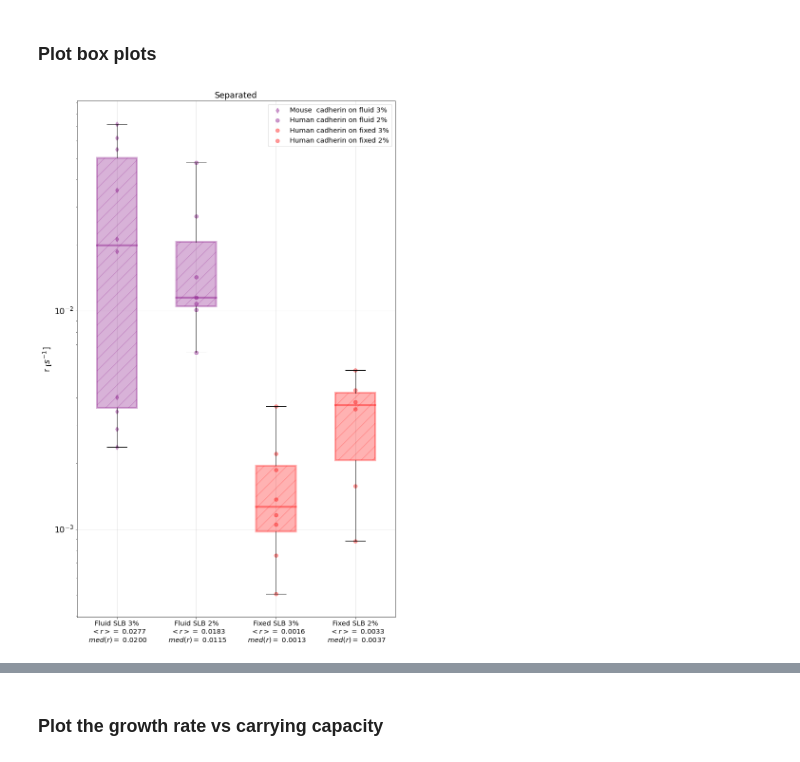
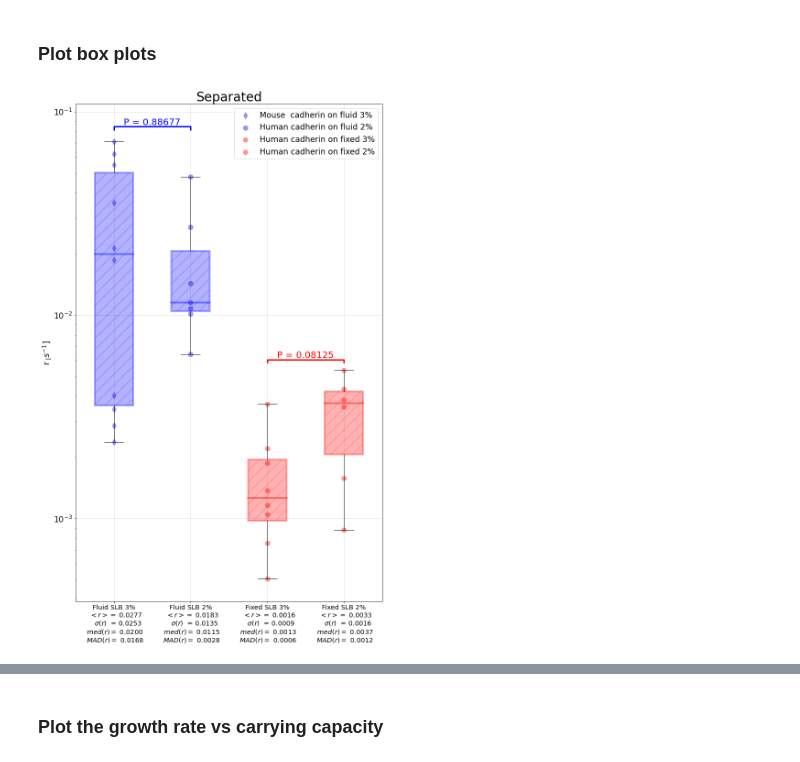
Before and after one commit to ahmed344/growth-curves, a Jupyter notebook: curves_separated.ipynb, the cells around one changed output, grey strips where cells are left out. Drawn from its saved outputs; the diff is of its cells as text; code cells hidden in the pictures.

Commit message:
add statistical annotation on the figure

```diff
--- a/curves_separated.ipynb
+++ b/curves_separated.ipynb
@@ -3,6 +3,12 @@ import numpy as np
 import pandas as pd
 import matplotlib.pyplot as plt
 from scipy.optimize import curve_fit
+from scipy.stats import mannwhitneyu, median_abs_deviation
+
+# statistical annotation
+def p_annotation(p, x1, x2, y, h=0.005, color='k',linewidth=3, font=20):
+    plt.plot([x1, x1, x2, x2], [y, y+h, y+h, y], lw=linewidth, c=color)
+    plt.text((x1+x2)*.5, y+h, f'P = {p:.5f}', ha='center', va='bottom', color=color, fontsize=font)
 # %% [markdown]
 ### Define the fitting models
 # %%
@@ -243,66 +305,53 @@ plt.show()
 # %% [markdown]
 ### Plot box plots
 # %%
-# Extract the logistic parameters excluding the DPPC curve
-r_sopc2 = np.array([parameter[1] for parameter in parameters_logistic_sopc2])
-k_sopc2 = np.array([parameter[2] for parameter in parameters_logistic_sopc2])
-a_sopc2 = np.array([parameter[0] for parameter in parameters_logistic_sopc2])
-
-r_sopc3 = np.array([parameter[1] for parameter in parameters_logistic_sopc3])
-k_sopc3 = np.array([parameter[2] for parameter in parameters_logistic_sopc3])
-a_sopc3 = np.array([parameter[0] for parameter in parameters_logistic_sopc3])
-
-r_dppc2 = np.array([parameter[1] for parameter in parameters_logistic_dppc2])
-k_dppc2 = np.array([parameter[2] for parameter in parameters_logistic_dppc2])
-a_dppc2 = np.array([parameter[0] for parameter in parameters_logistic_dppc2])
-
-r_dppc3 = np.array([parameter[1] for parameter in parameters_logistic_dppc3])
-k_dppc3 = np.array([parameter[2] for parameter in parameters_logistic_dppc3])
-a_dppc3 = np.array([parameter[0] for parameter in parameters_logistic_dppc3])
-
 plt.figure(figsize=(12,20))     # 16.54,20
 
 # Define the boxes
 bp = plt.boxplot([r_sopc3, r_sopc2, r_dppc3, r_dppc2],
-                labels = [f'Fluid SLB 3%\n  $<r>=$ {r_sopc3.mean():.4f}\n $med(r)=$ {np.median(r_sopc3):.4f}',
-                          f'Fluid SLB 2%\n  $<r>=$ {r_sopc2.mean():.4f}\n $med(r)=$ {np.median(r_sopc2):.4f}',
-                          f'Fixed SLB 3%\n  $<r>=$ {r_dppc3.mean():.4f}\n $med(r)=$ {np.median(r_dppc3):.4f}',
-                          f'Fixed SLB 2%\n  $<r>=$ {r_dppc2.mean():.4f}\n $med(r)=$ {np.median(r_dppc2):.4f}'],
+                labels = [f'Fluid SLB 3%\n  $<r>=$ {r_sopc3.mean():.4f}\n    $\sigma(r)$  = {r_sopc3.std():.4f} \n $med(r)=$ {np.median(r_sopc3):.4f}\n $MAD(r)=$ {median_abs_deviation(r_sopc3):.4f}',
+                          f'Fluid SLB 2%\n  $<r>=$ {r_sopc2.mean():.4f}\n    $\sigma(r)$  = {r_sopc2.std():.4f} \n $med(r)=$ {np.median(r_sopc2):.4f}\n $MAD(r)=$ {median_abs_deviation(r_sopc2):.4f}',
+                          f'Fixed SLB 3%\n  $<r>=$ {r_dppc3.mean():.4f}\n    $\sigma(r)$  = {r_dppc3.std():.4f} \n $med(r)=$ {np.median(r_dppc3):.4f}\n $MAD(r)=$ {median_abs_deviation(r_dppc3):.4f}',
+                          f'Fixed SLB 2%\n  $<r>=$ {r_dppc2.mean():.4f}\n    $\sigma(r)$  = {r_dppc2.std():.4f} \n $med(r)=$ {np.median(r_dppc2):.4f}\n $MAD(r)=$ {median_abs_deviation(r_dppc2):.4f}'],
                 whis = 3.5,
                 widths = 0.5,
                 patch_artist=True);
 
 # Customize the boxes
-bp['boxes'][0].set(color = 'purple', hatch = '/', linewidth=4, alpha = 0.3)
-bp['boxes'][1].set(color = 'purple', hatch = '/', linewidth=4, alpha = 0.3)
-bp['boxes'][2].set(color = 'red'   , hatch = '/', linewidth=4, alpha = 0.3)
-bp['boxes'][3].set(color = 'red'   , hatch = '/', linewidth=4, alpha = 0.3)
+bp['boxes'][0].set(color='blue', hatch='/', linewidth=4, alpha=0.3)
+bp['boxes'][1].set(color='blue', hatch='/', linewidth=4, alpha=0.3)
+bp['boxes'][2].set(color='red' , hatch='/', linewidth=4, alpha=0.3)
+bp['boxes'][3].set(color='red' , hatch='/', linewidth=4, alpha=0.3)
 
 # Customize the Median line
-bp['medians'][0].set(color = 'purple', linewidth=4, alpha = 0.4)
-bp['medians'][1].set(color = 'purple', linewidth=4, alpha = 0.4)
-bp['medians'][2].set(color = 'red'   , linewidth=4, alpha = 0.4)
-bp['medians'][3].set(color = 'red'   , linewidth=4, alpha = 0.4)
+bp['medians'][0].set(color='blue', linewidth=4, alpha=0.4)
+bp['medians'][1].set(color='blue', linewidth=4, alpha=0.4)
+bp['medians'][2].set(color='red' , linewidth=4, alpha=0.4)
+bp['medians'][3].set(color='red' , linewidth=4, alpha=0.4)
 
 
 # Plot the scattered points
-plt.scatter(x = [1] * len(r_sopc3), y = r_sopc3, color='purple', s = 60, alpha = 0.4, label= 'Mouse  cadherin on fluid 3%', marker='d')
-plt.scatter(x = [2] * len(r_sopc2), y = r_sopc2, color='purple', s = 60, alpha = 0.4, label= 'Human cadherin on fluid 2%')
-plt.scatter(x = [3] * len(r_dppc3), y = r_dppc3, color='red'   , s = 60, alpha = 0.4, label= 'Human cadherin on fixed 3%')
-plt.scatter(x = [4] * len(r_dppc2), y = r_dppc2, color='red'   , s = 60, alpha = 0.4, label= 'Human cadherin on fixed 2%')
+plt.scatter(x = [1] * len(r_sopc3), y = r_sopc3, color='blue', s=100, alpha=0.4, label='Mouse  cadherin on fluid 3%', marker='d')
+plt.scatter(x = [2] * len(r_sopc2), y = r_sopc2, color='blue', s=100, alpha=0.4, label='Human cadherin on fluid 2%')
+plt.scatter(x = [3] * len(r_dppc3), y = r_dppc3, color='red' , s=100, alpha=0.4, label='Human cadherin on fixed 3%')
+plt.scatter(x = [4] * len(r_dppc2), y = r_dppc2, color='red' , s=100, alpha=0.4, label='Human cadherin on fixed 2%')
+
+# statistical annotation
+p_annotation(p_sopc, 1, 2, r_sopc3.max() + 0.01, color='blue', h=0.003)
+p_annotation(p_dppc, 3, 4, r_dppc2.max() + 0.0005, color='red', h= 0.0002)
 
 # Customize the table
 plt.ylabel('r $_[s^{-1}$]', fontsize= 'xx-large')
 plt.xticks(fontsize= 'x-large')
 plt.yticks(fontsize= 'xx-large')
 plt.yscale('log')
-plt.title('Separated', fontsize='xx-large')
+plt.title('Separated', fontsize=28)
 plt.grid(alpha=0.5)
-plt.legend(fontsize='x-large')
+plt.legend(fontsize='xx-large')
 
 # Save the figure
 plt.savefig("Results/boxplot_growth_rate_separated")
 plt.show()
 # %% [output]
-[figure, old version]
+[figure, new version]
 # %%
```
Also changed, not shown: parts of 8 cells of this notebook.
